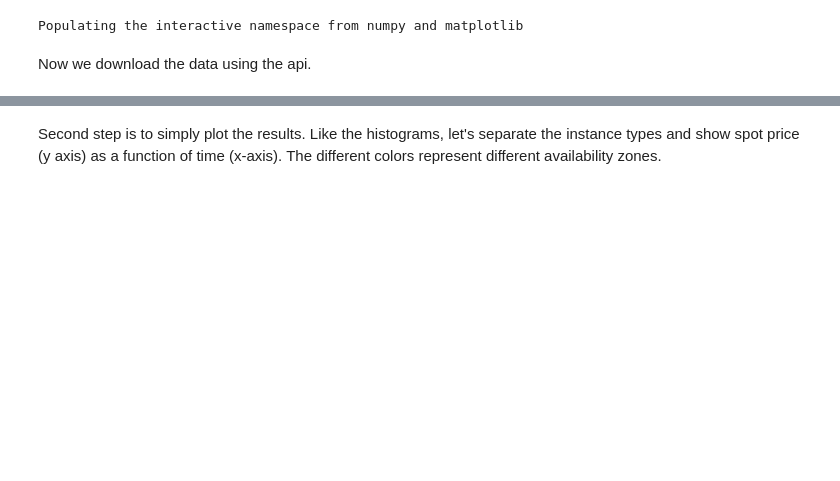
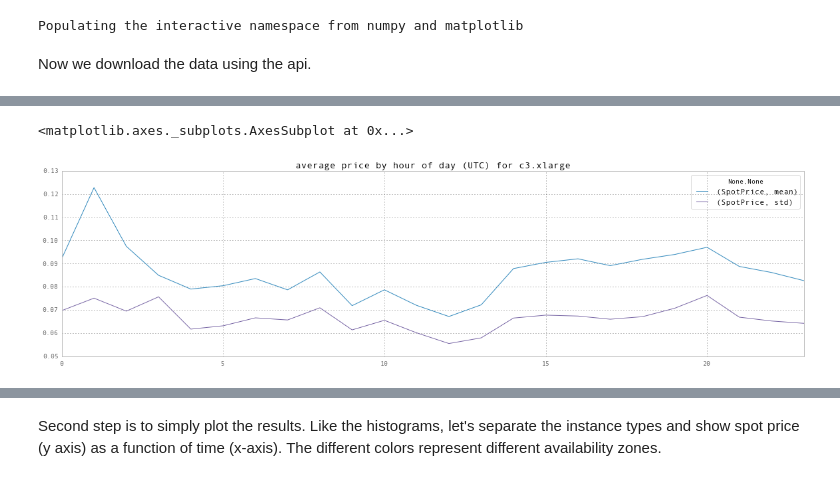
Before and after one commit to lila/spot_price_history, a Jupyter notebook: notebook/SpotPriceHistory.ipynb, the cells around one changed output, grey strips where cells are left out. Cells and saved outputs as stored; diff of their text form; code cells hidden in the pictures; blank space fills up the shorter version.

```diff
--- a/notebook/SpotPriceHistory.ipynb
+++ b/notebook/SpotPriceHistory.ipynb
@@ -111,0 +140,6 @@ for k, g in df.sort(ascending=True).groupby(['InstanceType'], as_index=False):
+# %%
+eight = df[df.InstanceType=='c3.xlarge']
+eight.groupby(eight.index.hour).agg([mean, std]).plot(title='average price by hour of day (UTC) for c3.xlarge')
+# %% [output]
+<matplotlib.axes._subplots.AxesSubplot at 0x...>
+[figure, added]
```
Also changed, not shown: parts of 18 cells of this notebook.
